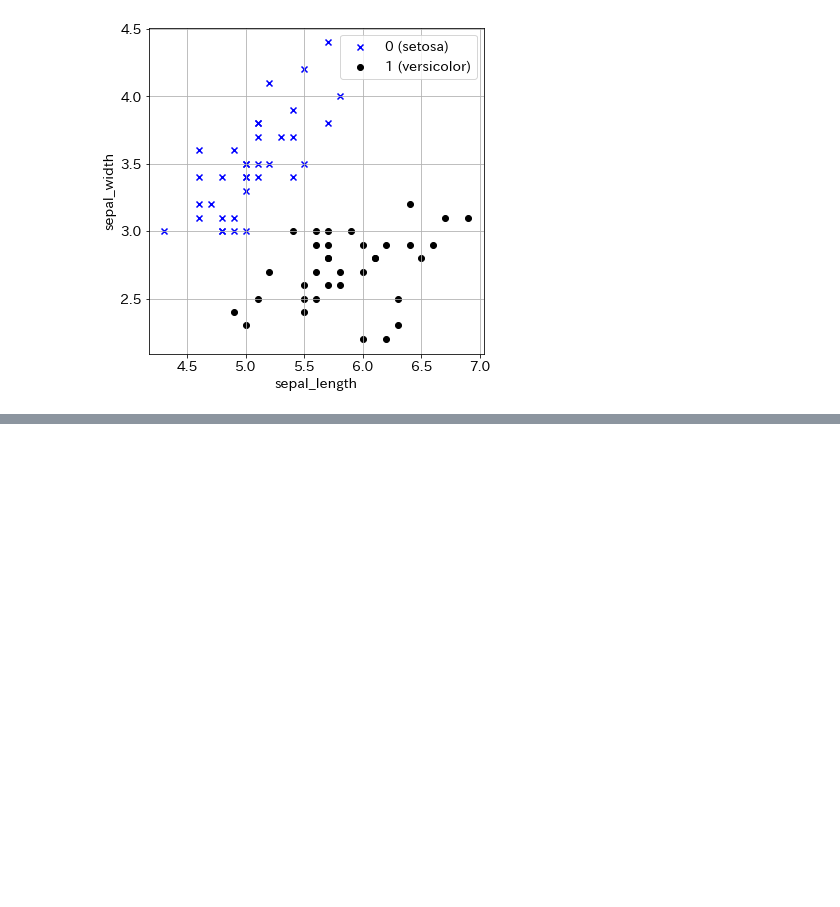
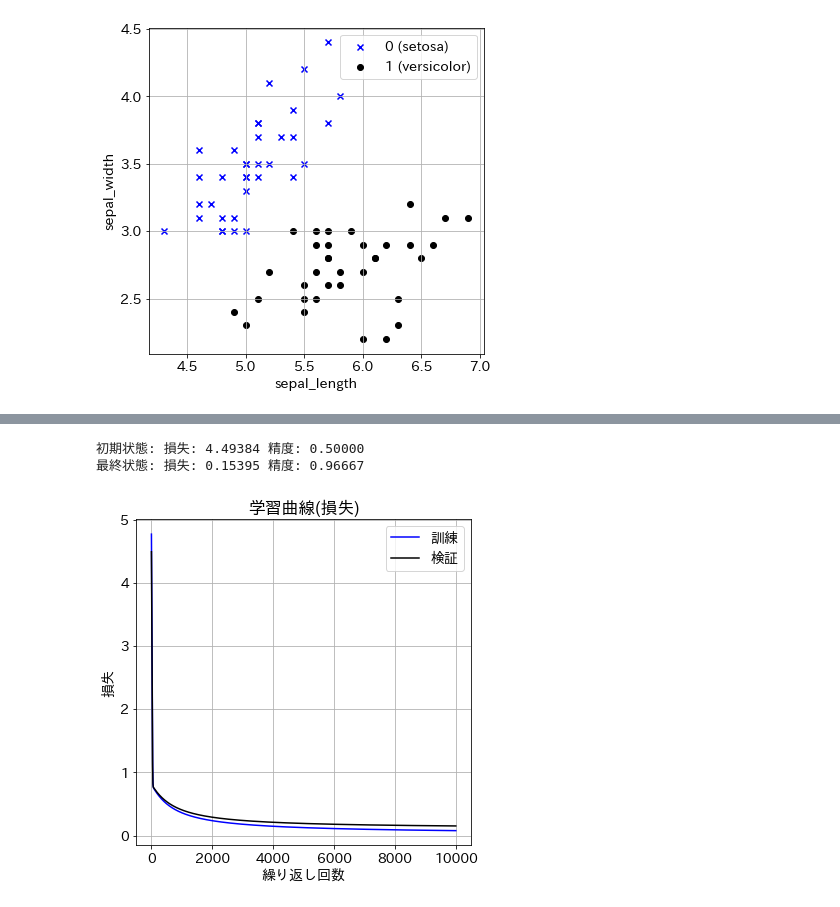
Before and after one commit to newstage75/ML_study, a Jupyter notebook: 最短Pytorch/６章２値分類.ipynb, the cells around one changed output, grey strips where cells are left out. Cells and saved outputs as stored; diff of their text form; code cells hidden in the pictures; blank space fills up the shorter version.

```diff
--- a/最短Pytorch/６章２値分類.ipynb
+++ b/最短Pytorch/６章２値分類.ipynb
@@ -122,0 +148,3 @@ plt.show()
+# %%
+#インスタンス生成
+net = Net(n_input, n_output)
@@ -122,0 +196,17 @@ plt.show()
+# %%
+inputs = torch.tensor(x_train).float()
+labels = torch.tensor(y_train).float()
+
+labels1 = labels.view((-1, 1))
+
+inputs_test = torch.tensor(x_test).float()
+labels_test = torch.tensor(y_test).float()
+
+labels1_test = labels_test.view((-1, 1))
+# %%
+outputs = net(inputs)
+
+loss = criterion(outputs, labels1)
+
+g = make_dot(loss, params = dict(net.named_parameters()))
+display(g)
@@ -122,0 +215,14 @@ plt.show()
+# %%
+#初期化処理
+lr = 0.01
+
+net = Net(n_input, n_output)
+
+criterion = nn.BCELoss()
+
+optimizer = optim.SGD(net.parameters(), lr=lr)
+
+num_epochs = 10000
+
+#繰り返し数、訓練データの損失、訓練データの精度、検証データの損失、検証データの精度
+history = np.zeros((0,5))
@@ -122,0 +288,20 @@ plt.show()
+# %%
+#損失と精度の確認
+
+print(f'初期状態: 損失: {history[0,3]:.5f} 精度: {history[0,4]:.5f}' )
+print(f'最終状態: 損失: {history[-1,3]:.5f} 精度: {history[-1,4]:.5f}' )
+# %% [output]
+初期状態: 損失: 4.49384 精度: 0.50000
+最終状態: 損失: 0.15395 精度: 0.96667
+# %%
+# 学習曲線の表示 (損失)
+
+plt.plot(history[:,0], history[:,1], 'b', label='訓練')
+plt.plot(history[:,0], history[:,3], 'k', label='検証')
+plt.xlabel('繰り返し回数')
+plt.ylabel('損失')
+plt.title('学習曲線(損失)')
+plt.legend()
+plt.show()
+# %% [output]
+[figure, added]
```
Also changed, not shown: parts of 9 cells of this notebook.
